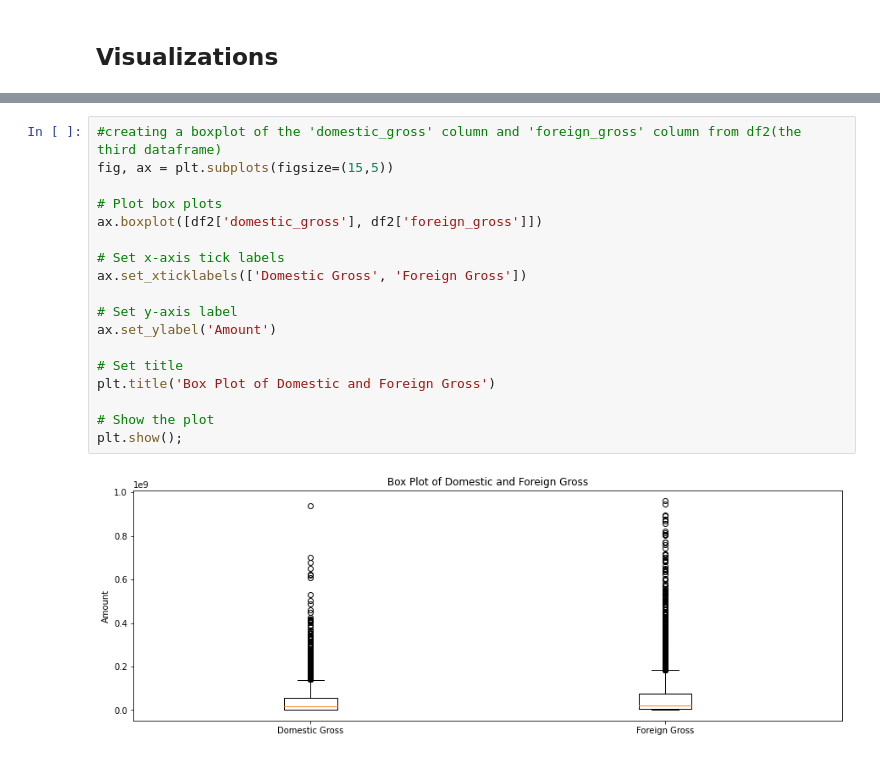
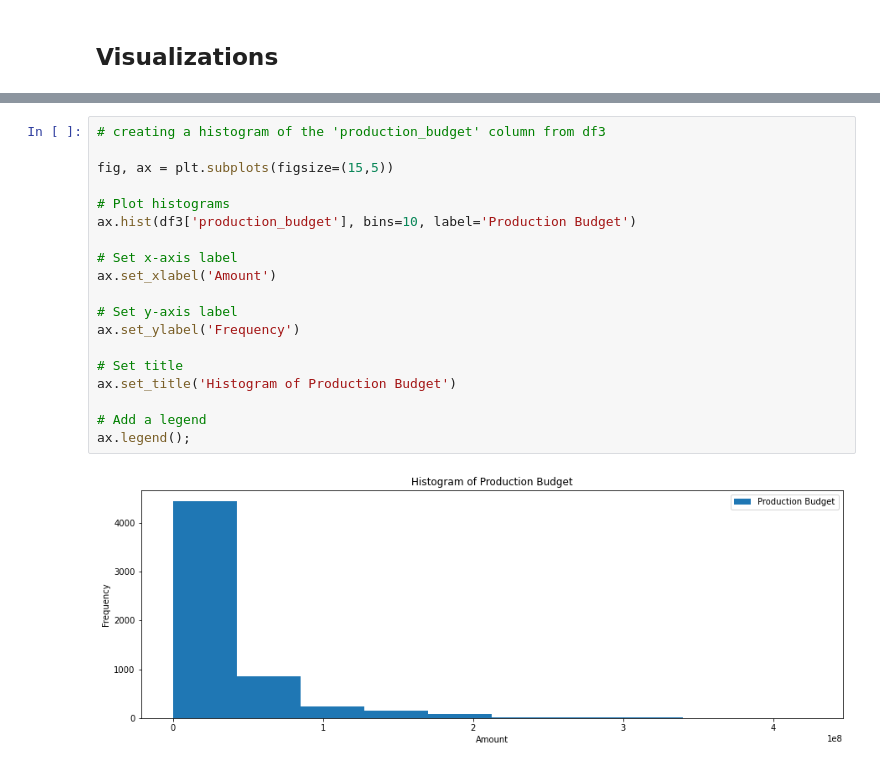
Before and after one commit to kiriiri/Microsoft-Movie-Analysis, a Jupyter notebook: student.ipynb, the cells around one changed output, grey strips where cells are left out. Cells and saved outputs as stored; diff of their text form.

```diff
--- a/student.ipynb
+++ b/student.ipynb
@@ -761,20 +781,21 @@ plt.show();
 # %%
-#creating a boxplot of the 'domestic_gross' column and 'foreign_gross' column from df2(the third dataframe)
+# creating a histogram of the 'production_budget' column from df3
+
 fig, ax = plt.subplots(figsize=(15,5))
 
-# Plot box plots
-ax.boxplot([df2['domestic_gross'], df2['foreign_gross']])
+# Plot histograms
+ax.hist(df3['production_budget'], bins=10, label='Production Budget')
 
-# Set x-axis tick labels
-ax.set_xticklabels(['Domestic Gross', 'Foreign Gross'])
+# Set x-axis label
+ax.set_xlabel('Amount')
 
 # Set y-axis label
-ax.set_ylabel('Amount')
+ax.set_ylabel('Frequency')
 
 # Set title
-plt.title('Box Plot of Domestic and Foreign Gross')
+ax.set_title('Histogram of Production Budget')
 
-# Show the plot
-plt.show();
+# Add a legend
+ax.legend();
 # %% [output]
-[figure, old version]
+[figure, new version]
```
Also changed, not shown: parts of 112 cells of this notebook.
